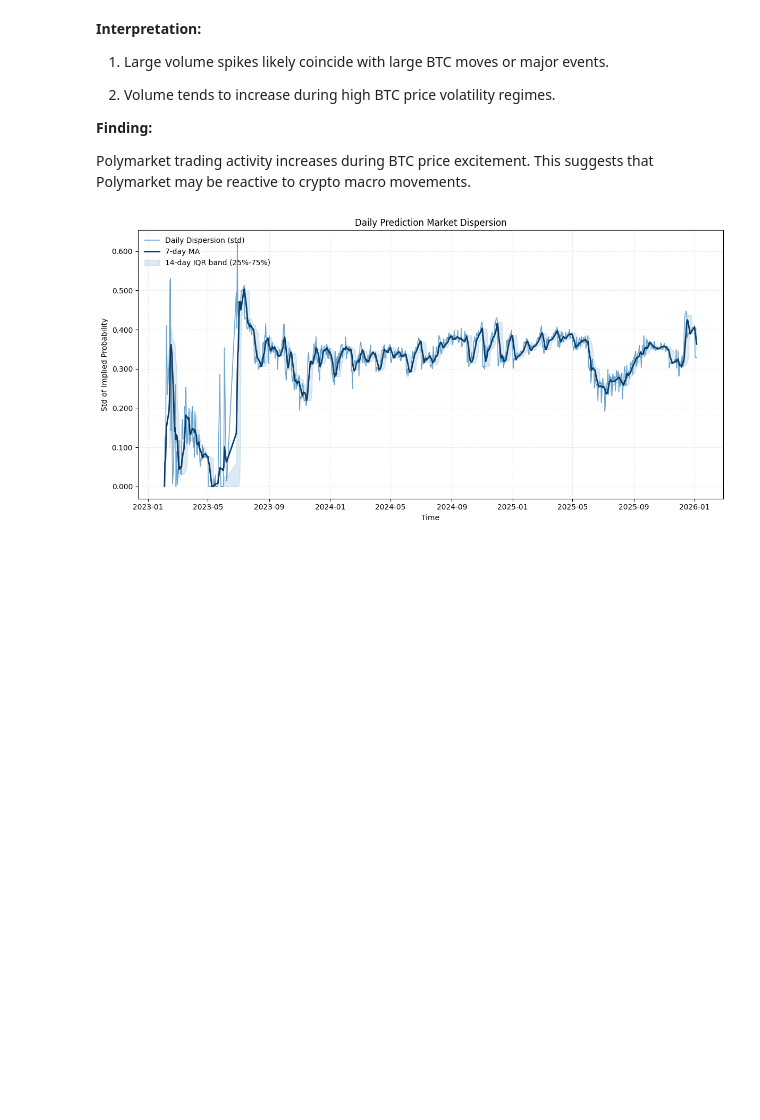
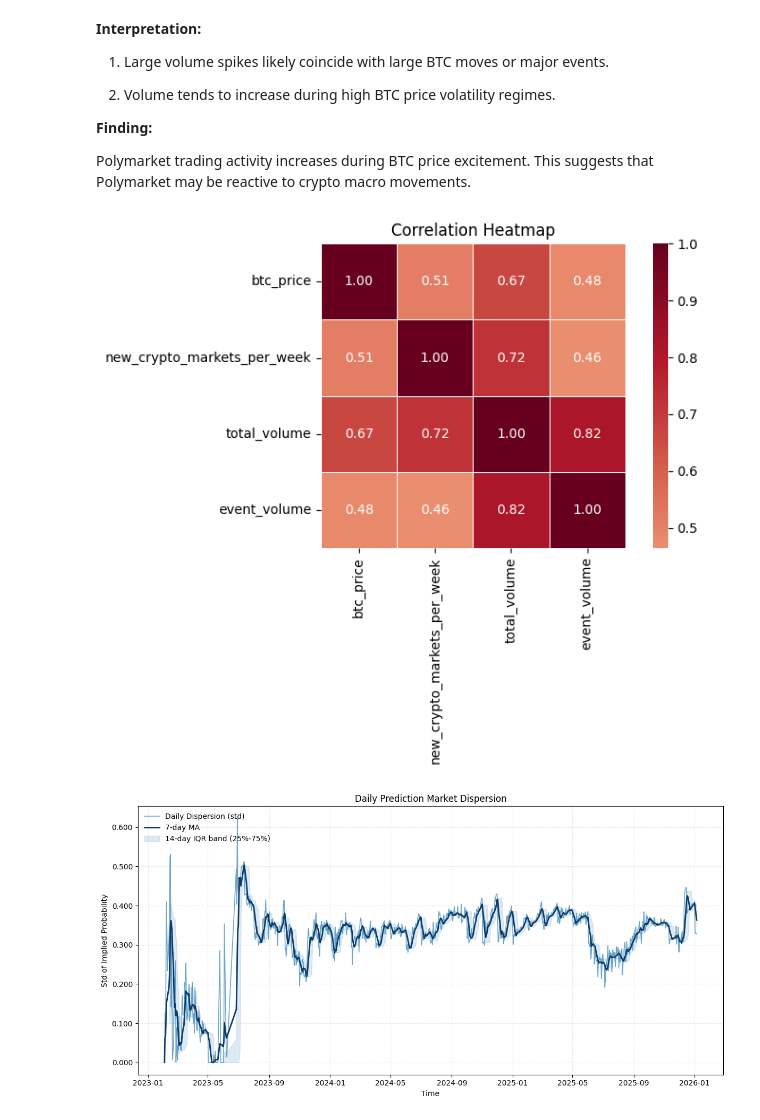
Before and after one commit to migathicharian/lse-bitcoin-analytics-capstone-template, a Jupyter notebook: eda/eda_split_work_crypto.ipynb, the cells around one changed output. Saved outputs shown, nothing was run; the diff lists cells and outputs as text; code cells hidden in the pictures; blank space fills up the shorter version.

Commit message:
Update correlation heatmaps

```diff
--- a/eda/eda_split_work_crypto.ipynb
+++ b/eda/eda_split_work_crypto.ipynb
@@ -610,6 +612,44 @@ plt.show()
 **Finding:**
 
 Polymarket trading activity increases during BTC price excitement. This suggests that Polymarket may be reactive to crypto macro movements.
+# %%
+# Draw correlation heatmap between BTC price and crypto market creation, total market volumn, event volumn
+# Event Volume per Week
+event_volume_per_week = (
+    crypto_event_stats
+    .assign(first_market_start=pd.to_datetime(crypto_event_stats['first_market_start'], errors='coerce'))
+    .set_index('first_market_start')
+    .resample('W-MON')['total_volume']
+    .sum()
+    .rename('event_volume')
+)
+
+# Only draw data points in the intersection of all data frames
+corr_df = pd.concat(
+    [btc_price_per_week, markets_per_week, volume_per_week, event_volume_per_week],
+    axis=1,
+    join='inner'
+).dropna()
+
+# Compute correlation
+corr_mat = corr_df.corr(method='pearson')
+
+# Heatmap
+plt.figure(figsize=(8, 6))
+sns.heatmap(
+    corr_mat,
+    annot=True,
+    fmt=".2f",
+    cmap="RdBu_r",
+    center=0,
+    square=True,
+    linewidths=0.5
+)
+plt.title("Correlation Heatmap")
+plt.tight_layout()
+plt.show()
+# %% [output]
+[figure, added]
 # %%
 # Daily implied probability dispersion
 crypto_odds_history['date'] = crypto_odds_history['timestamp'].dt.date
```
Also changed, not shown: parts of 7 cells of this notebook.
